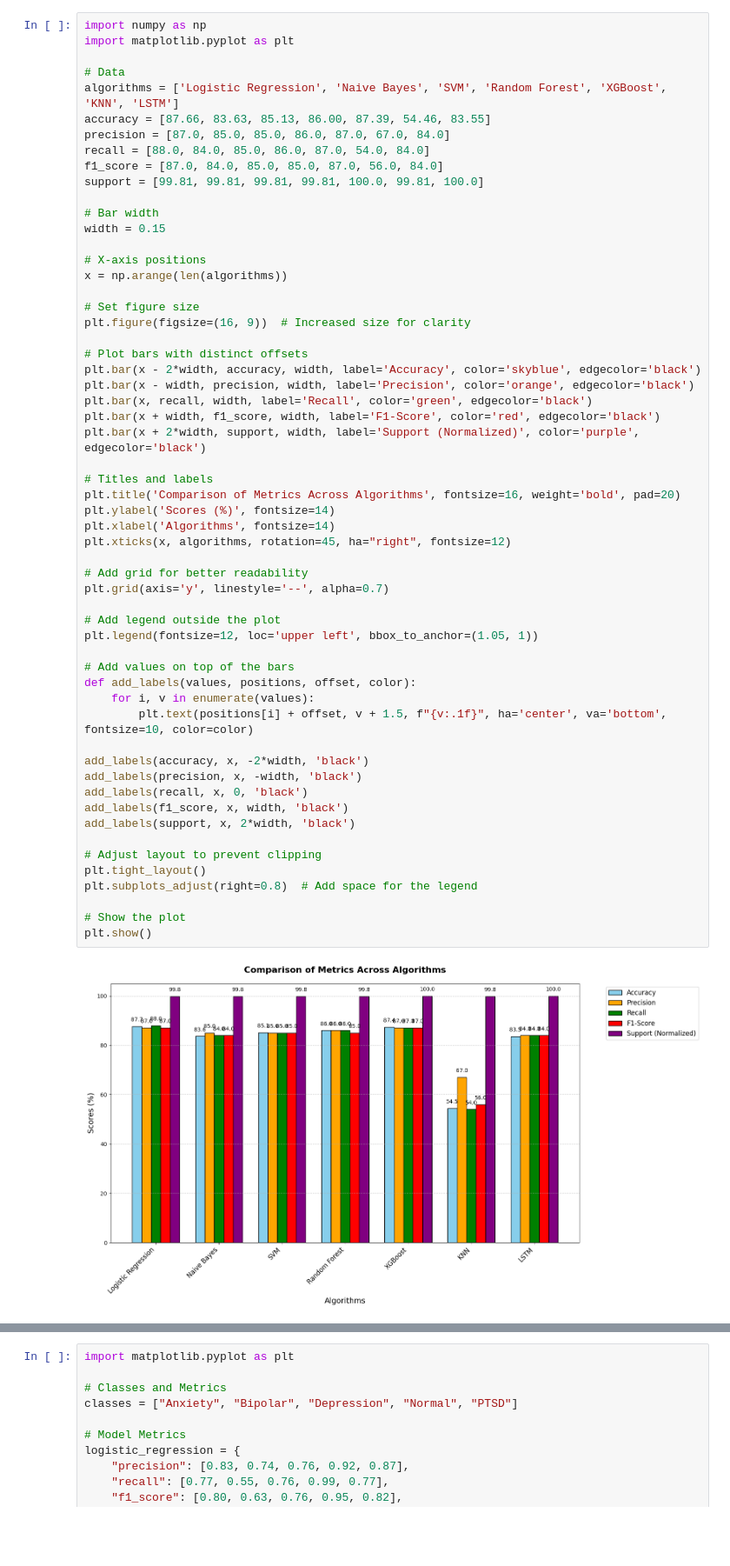
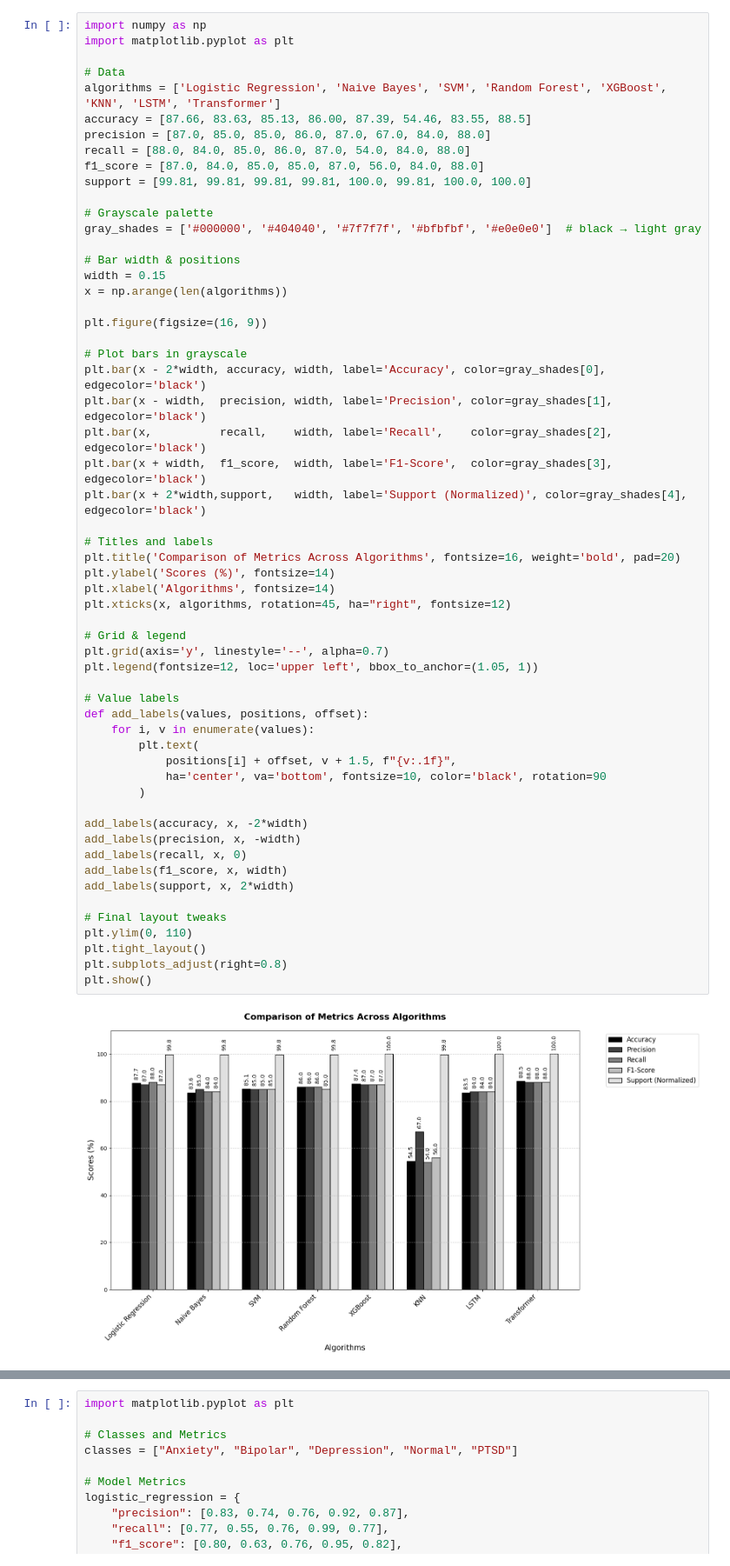
Before and after one commit to arkapg211002/MAFSMBMDDPWI-FYP-2025, a Jupyter notebook: D03 Model Training and Evaluation/Result Comparison Graph.ipynb, the cells around one changed output, grey strips where cells are left out. Shown: that part at 87% size. Saved outputs shown, nothing was run; the diff lists cells and outputs as text; blank space fills up the shorter version.

```diff
--- a/D03 Model Training and Evaluation/Result Comparison Graph.ipynb
+++ b/D03 Model Training and Evaluation/Result Comparison Graph.ipynb
@@ -1,59 +3,59 @@
 # %%
 import numpy as np
 import matplotlib.pyplot as plt
 
 # Data
-algorithms = ['Logistic Regression', 'Naive Bayes', 'SVM', 'Random Forest', 'XGBoost', 'KNN', 'LSTM']
-accuracy = [87.66, 83.63, 85.13, 86.00, 87.39, 54.46, 83.55]
-precision = [87.0, 85.0, 85.0, 86.0, 87.0, 67.0, 84.0]
-recall = [88.0, 84.0, 85.0, 86.0, 87.0, 54.0, 84.0]
-f1_score = [87.0, 84.0, 85.0, 85.0, 87.0, 56.0, 84.0]
-support = [99.81, 99.81, 99.81, 99.81, 100.0, 99.81, 100.0]
+algorithms = ['Logistic Regression', 'Naive Bayes', 'SVM', 'Random Forest', 'XGBoost', 'KNN', 'LSTM', 'Transformer']
+accuracy = [87.66, 83.63, 85.13, 86.00, 87.39, 54.46, 83.55, 88.5]
+precision = [87.0, 85.0, 85.0, 86.0, 87.0, 67.0, 84.0, 88.0]
+recall = [88.0, 84.0, 85.0, 86.0, 87.0, 54.0, 84.0, 88.0]
+f1_score = [87.0, 84.0, 85.0, 85.0, 87.0, 56.0, 84.0, 88.0]
+support = [99.81, 99.81, 99.81, 99.81, 100.0, 99.81, 100.0, 100.0]
 
-# Bar width
+# Grayscale palette
+gray_shades = ['#000000', '#404040', '#7f7f7f', '#bfbfbf', '#e0e0e0']  # black → light gray
+
+# Bar width & positions
 width = 0.15
-
-# X-axis positions
 x = np.arange(len(algorithms))
 
-# Set figure size
-plt.figure(figsize=(16, 9))  # Increased size for clarity
+plt.figure(figsize=(16, 9))
 
-# Plot bars with distinct offsets
-plt.bar(x - 2*width, accuracy, width, label='Accuracy', color='skyblue', edgecolor='black')
-plt.bar(x - width, precision, width, label='Precision', color='orange', edgecolor='black')
-plt.bar(x, recall, width, label='Recall', color='green', edgecolor='black')
-plt.bar(x + width, f1_score, width, label='F1-Score', color='red', edgecolor='black')
-plt.bar(x + 2*width, support, width, label='Support (Normalized)', color='purple', edgecolor='black')
+# Plot bars in grayscale
+plt.bar(x - 2*width, accuracy, width, label='Accuracy', color=gray_shades[0], edgecolor='black')
+plt.bar(x - width,  precision, width, label='Precision', color=gray_shades[1], edgecolor='black')
+plt.bar(x,          recall,    width, label='Recall',    color=gray_shades[2], edgecolor='black')
+plt.bar(x + width,  f1_score,  width, label='F1-Score',  color=gray_shades[3], edgecolor='black')
+plt.bar(x + 2*width,support,   width, label='Support (Normalized)', color=gray_shades[4], edgecolor='black')
 
 # Titles and labels
 plt.title('Comparison of Metrics Across Algorithms', fontsize=16, weight='bold', pad=20)
 plt.ylabel('Scores (%)', fontsize=14)
 plt.xlabel('Algorithms', fontsize=14)
 plt.xticks(x, algorithms, rotation=45, ha="right", fontsize=12)
 
-# Add grid for better readability
+# Grid & legend
 plt.grid(axis='y', linestyle='--', alpha=0.7)
-
-# Add legend outside the plot
 plt.legend(fontsize=12, loc='upper left', bbox_to_anchor=(1.05, 1))
 
-# Add values on top of the bars
-def add_labels(values, positions, offset, color):
+# Value labels
+def add_labels(values, positions, offset):
     for i, v in enumerate(values):
-        plt.text(positions[i] + offset, v + 1.5, f"{v:.1f}", ha='center', va='bottom', fontsize=10, color=color)
+        plt.text(
+            positions[i] + offset, v + 1.5, f"{v:.1f}",
+            ha='center', va='bottom', fontsize=10, color='black', rotation=90
+        )
 
-add_labels(accuracy, x, -2*width, 'black')
-add_labels(precision, x, -width, 'black')
-add_labels(recall, x, 0, 'black')
-add_labels(f1_score, x, width, 'black')
-add_labels(support, x, 2*width, 'black')
+add_labels(accuracy, x, -2*width)
+add_labels(precision, x, -width)
+add_labels(recall, x, 0)
+add_labels(f1_score, x, width)
+add_labels(support, x, 2*width)
 
-# Adjust layout to prevent clipping
+# Final layout tweaks
+plt.ylim(0, 110)
 plt.tight_layout()
-plt.subplots_adjust(right=0.8)  # Add space for the legend
-
-# Show the plot
+plt.subplots_adjust(right=0.8)
 plt.show()
 # %% [output]
-[figure, old version]
+[figure, new version]
```
Also changed, not shown: parts of 14 cells of this notebook, 1 other file.
